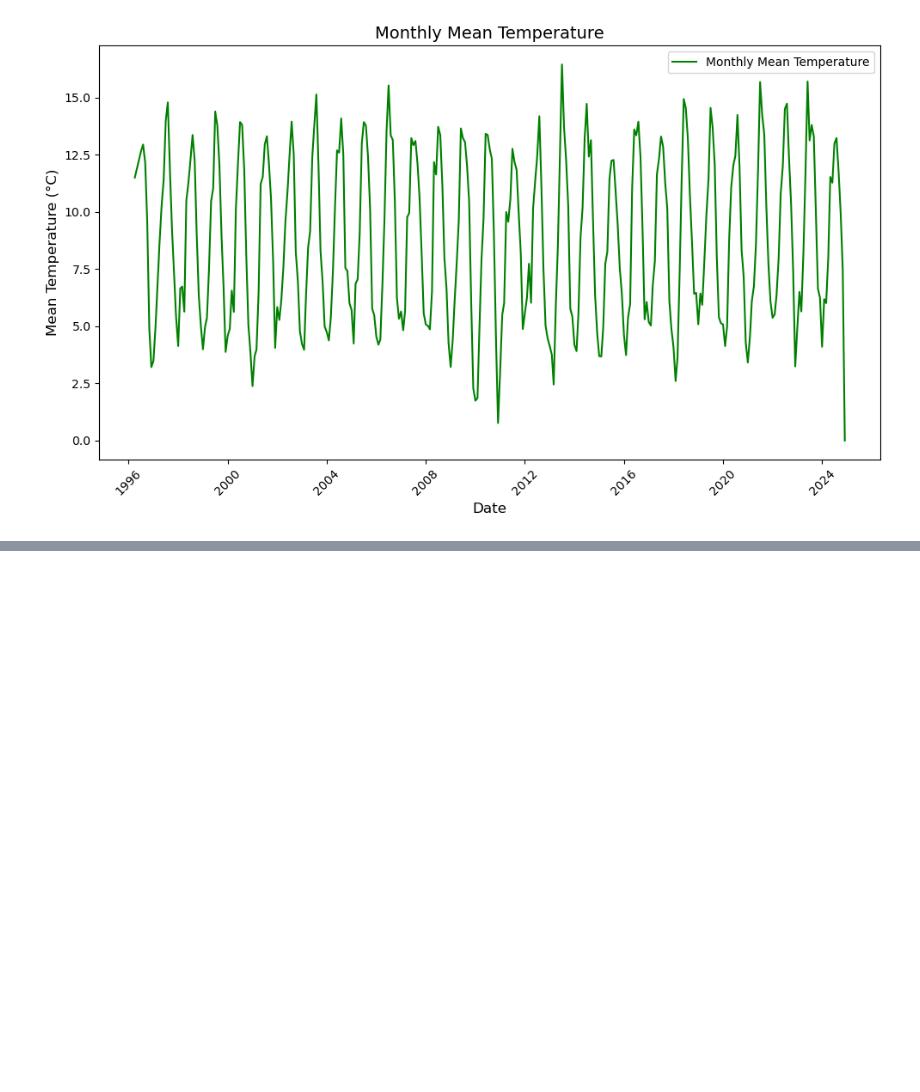
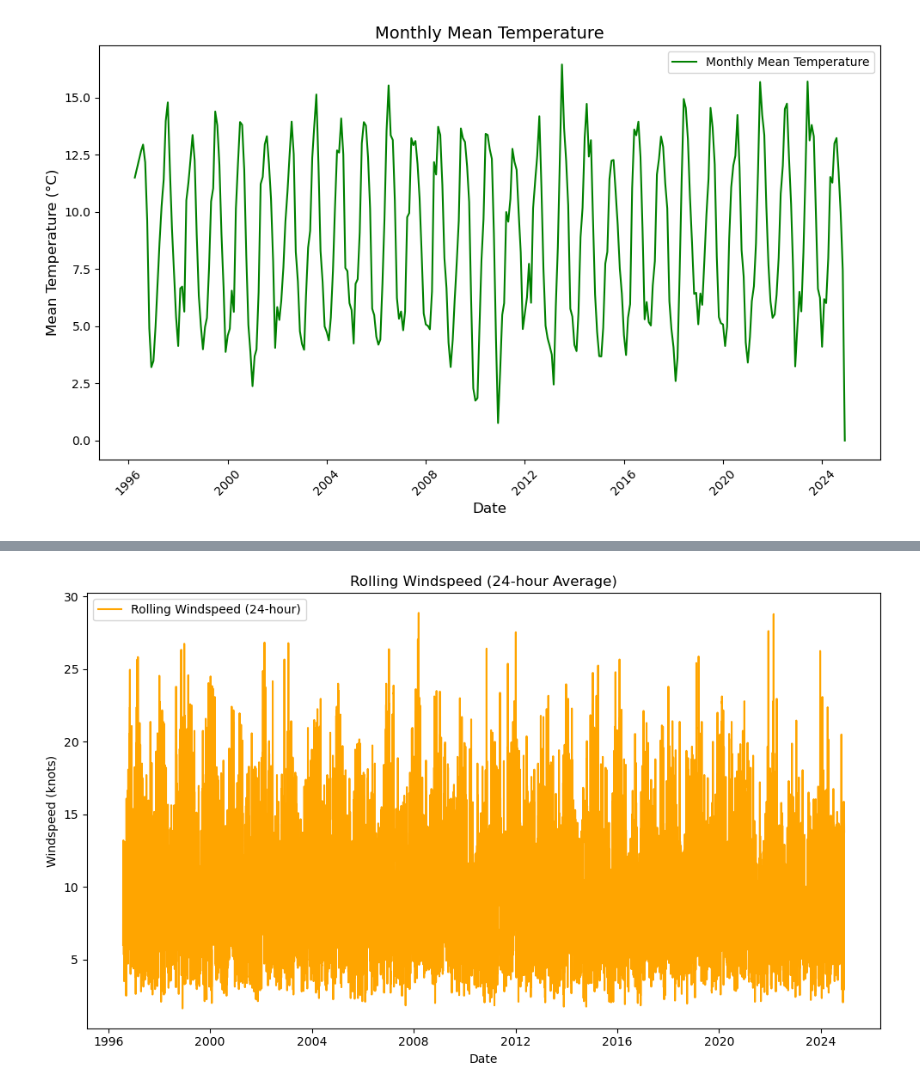
Before and after one commit to filipekojak88/PFDA, a Jupyter notebook: assignment_6_Weather.ipynb, the cells around one changed output, grey strips where cells are left out. Drawn from its saved outputs; the diff is of its cells as text; code cells hidden in the pictures; blank space fills up the shorter version.

```diff
--- a/assignment_6_Weather.ipynb
+++ b/assignment_6_Weather.ipynb
@@ -163,0 +239,14 @@ plt.show()
+# %%
+# 2. Plot the Rolling Windspeed (24-hour)
+df['rolling_wdsp'] = df['wdsp'].rolling(window=24, min_periods=1).mean()
+
+plt.figure(figsize=(10, 6))
+plt.plot(df['date'], df['rolling_wdsp'], color='orange', label='Rolling Windspeed (24-hour)')
+plt.title('Rolling Windspeed (24-hour Average)')
+plt.xlabel('Date')
+plt.ylabel('Windspeed (knots)')
+plt.legend()
+plt.tight_layout()
+plt.show()
+# %% [output]
+[figure, added]
```
Also changed, not shown: parts of 11 cells of this notebook.
